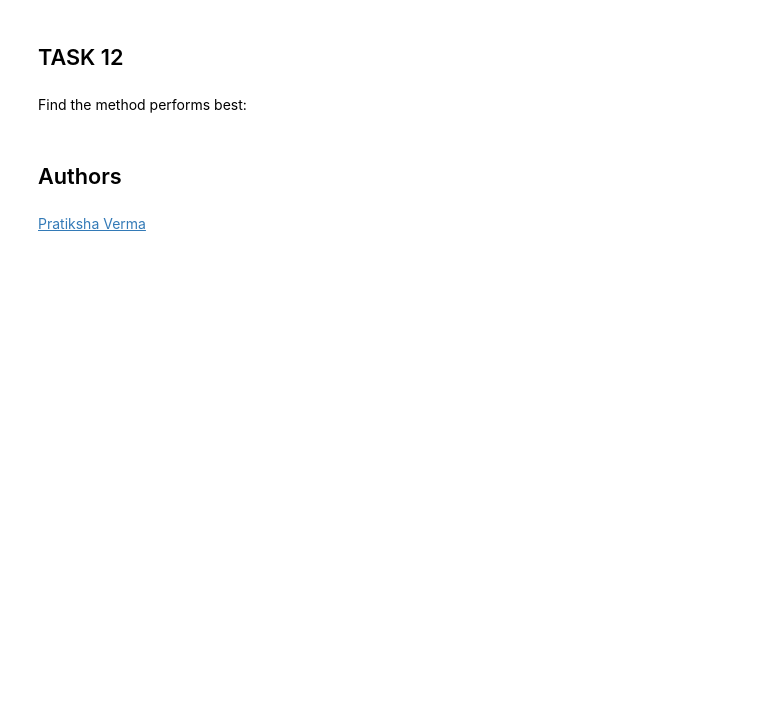
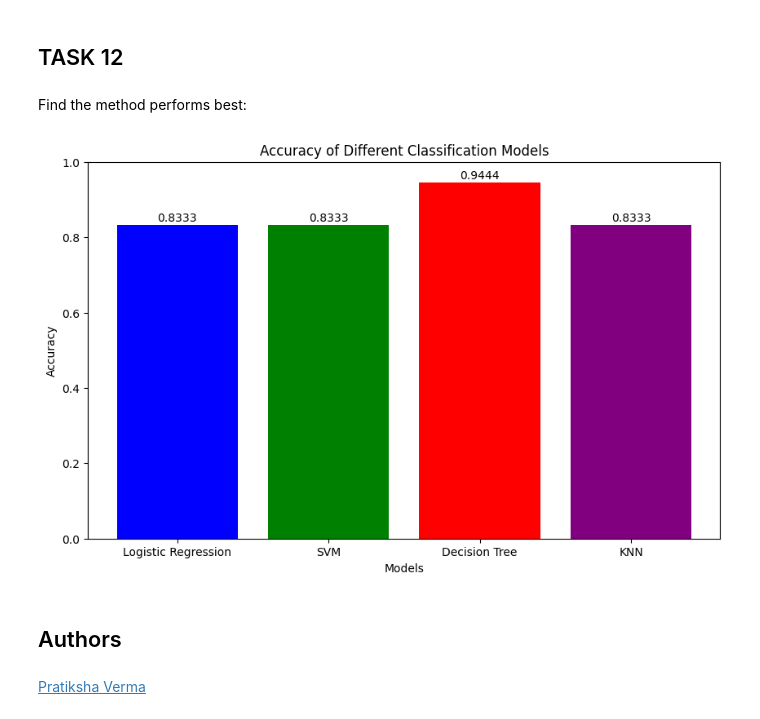
Before and after one commit to Baco19/Applied-Data-Science-Capstone, a Jupyter notebook: SpaceX_Machine Learning Prediction_Part_5.ipynb, the cells around one changed output. Cells and saved outputs as stored; diff of their text form; code cells hidden in the pictures; blank space fills up the shorter version.

```diff
--- a/SpaceX_Machine Learning Prediction_Part_5.ipynb
+++ b/SpaceX_Machine Learning Prediction_Part_5.ipynb
@@ -353,6 +336,31 @@ plot_confusion_matrix(Y_test,yhat)
 ## TASK  12
 # %% [markdown]
 Find the method performs best:
+# %%
+import matplotlib.pyplot as plt
+
+# Model names and their corresponding accuracies
+models = ['Logistic Regression', 'SVM', 'Decision Tree', 'KNN']
+accuracies = [0.8333, 0.8333, 0.9444, 0.8333]
+
+# Create a bar chart
+plt.figure(figsize=(10, 6))
+plt.bar(models, accuracies, color=['blue', 'green', 'red', 'purple'])
+
+# Add title and labels
+plt.title('Accuracy of Different Classification Models')
+plt.xlabel('Models')
+plt.ylabel('Accuracy')
+plt.ylim(0, 1)  # Setting the y-axis range from 0 to 1
+
+# Add accuracy values on top of the bars
+for i, accuracy in enumerate(accuracies):
+    plt.text(i, accuracy + 0.01, f'{accuracy:.4f}', ha='center')
+
+# Show the plot
+plt.show()
+# %% [output]
+[figure, added]
 # %% [markdown]
 ## Authors
 # %% [markdown]
```
Also changed, not shown: parts of 4 cells of this notebook.
